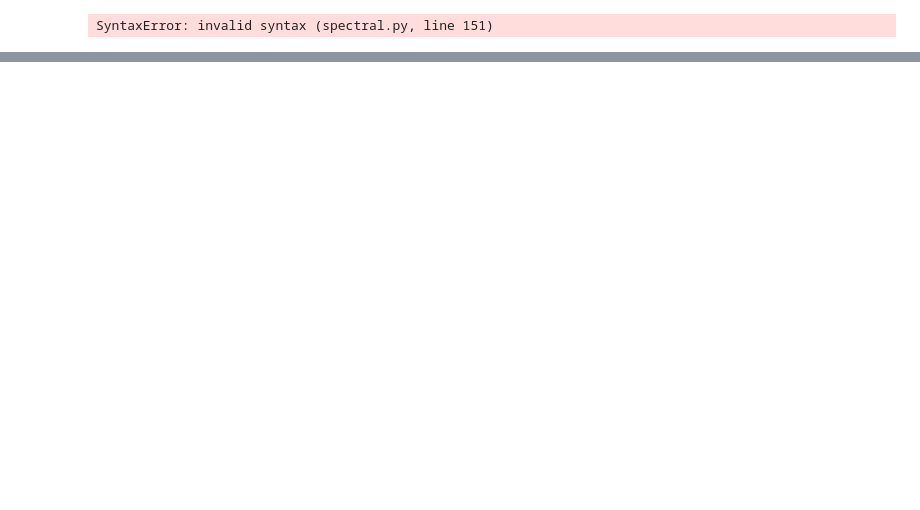
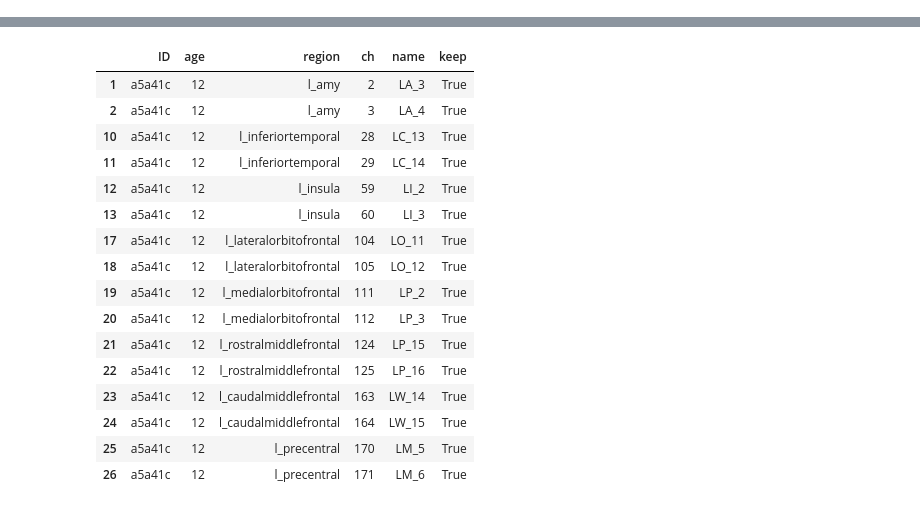
Before and after one commit to jtmiles/pymultitaper, a Jupyter notebook: test_multicoh.ipynb, the cells around one changed output, grey strips where cells are left out. Cells and saved outputs as stored; diff of their text form; code cells hidden in the pictures; blank space fills up the shorter version.

```diff
--- a/test_multicoh.ipynb
+++ b/test_multicoh.ipynb
@@ -21,11 +21,34 @@ from iEEG_utils import utils
 
 from pymultitaper import spectral
 
-import inspect
+rng = np.random.default_rng()
-# %% [output]
-SyntaxError: invalid syntax (spectral.py, line 151)
 # %%
-import importlib
-from pymultitaper import spectral
-importlib.reload(spectral)
+# use file selection dialog to choose folder with data
+fstr = read_data.select_directory()
+print(fstr)
+
+# load each data file
+montage = read_data.load_info(fstr,ftype="montage")
+montage.name = montage.name.replace(" ","",regex=True)
+origfs,data = read_data.load_iEEG(fstr,load_meta=True)
+events = read_data.load_info(fstr,ftype="events")
+data.columns = data.columns.str.replace(r"\s+", "", regex=True)
+
+try:
+    origtime = pd.to_datetime(data.time,format='%H:%M:%S.%f')
+except AttributeError:
+    origtime = pd.to_datetime(data.index,format='%H:%M:%S.%f')
+
+origts = np.array(origtime-origtime[0])/ np.timedelta64(1, 's')
+
+if origfs == None:
+    origfs = 1/np.diff(origts).astype("float64").mean()
+    print("original sampling frequency not declared, calculated as: "+str(origfs)+" Hz")
+
+montage = montage.loc[(montage.keep)&(montage.region!="DC_sync"),:]
+display(montage)
+
+# Align traces to image onsets
+img_ts = origts[events.img_on_ix]
+pairs_list = np.array(utils.find_valid_pairs(montage.loc[:,"name"].to_list(),montage["region"].to_list()))
 # %% [output]
@@ -32,0 +56,17 @@ importlib.reload(spectral)
+|  | ID | age | region | ch | name | keep |
+| 1 | a5a41c | 12 | l_amy | 2 | LA_3 | True |
+| 2 | a5a41c | 12 | l_amy | 3 | LA_4 | True |
+| 10 | a5a41c | 12 | l_inferiortemporal | 28 | LC_13 | True |
+| 11 | a5a41c | 12 | l_inferiortemporal | 29 | LC_14 | True |
+| 12 | a5a41c | 12 | l_insula | 59 | LI_2 | True |
+| 13 | a5a41c | 12 | l_insula | 60 | LI_3 | True |
+| 17 | a5a41c | 12 | l_lateralorbitofrontal | 104 | LO_11 | True |
+| 18 | a5a41c | 12 | l_lateralorbitofrontal | 105 | LO_12 | True |
+| 19 | a5a41c | 12 | l_medialorbitofrontal | 111 | LP_2 | True |
+| 20 | a5a41c | 12 | l_medialorbitofrontal | 112 | LP_3 | True |
+| 21 | a5a41c | 12 | l_rostralmiddlefrontal | 124 | LP_15 | True |
+| 22 | a5a41c | 12 | l_rostralmiddlefrontal | 125 | LP_16 | True |
+| 23 | a5a41c | 12 | l_caudalmiddlefrontal | 163 | LW_14 | True |
+| 24 | a5a41c | 12 | l_caudalmiddlefrontal | 164 | LW_15 | True |
+| 25 | a5a41c | 12 | l_precentral | 170 | LM_5 | True |
+| 26 | a5a41c | 12 | l_precentral | 171 | LM_6 | True |
```
Also changed, not shown: parts of 13 cells of this notebook, 1 other file.
